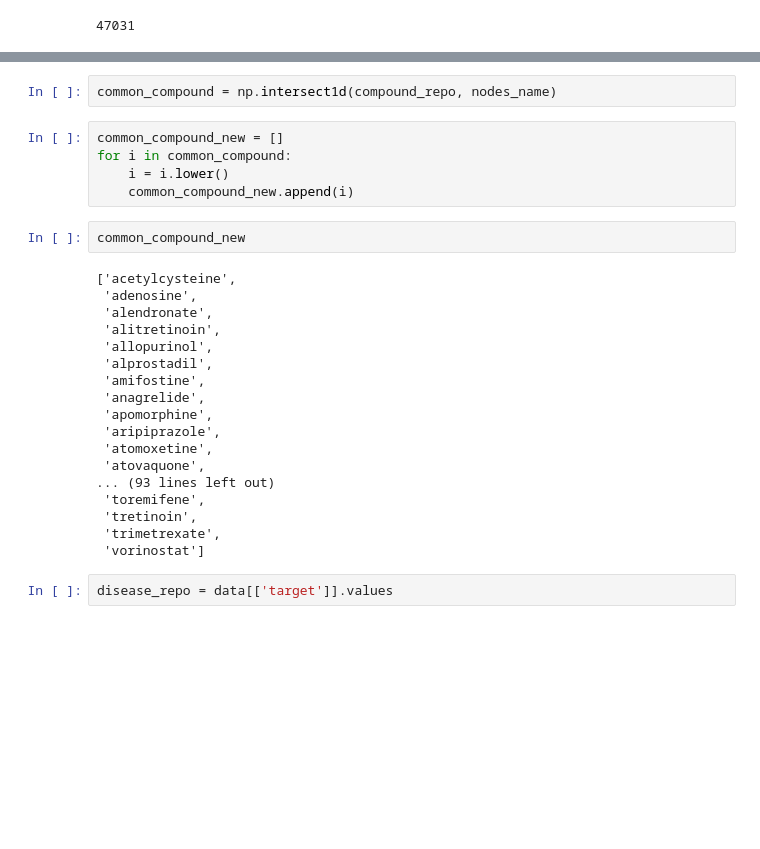
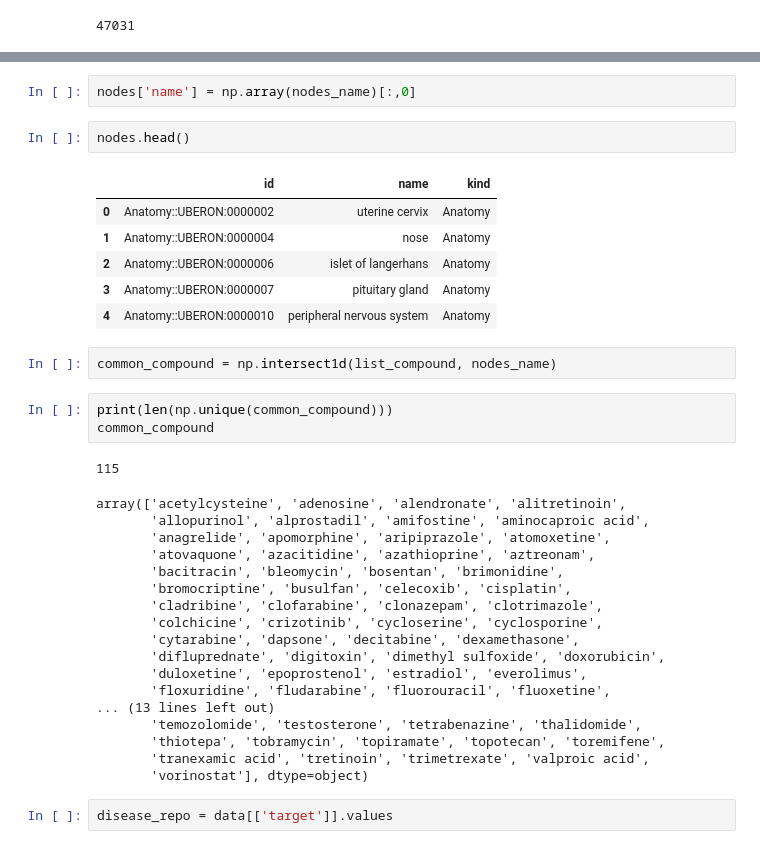
Before and after one commit to drugrelink/drugrelink, a Jupyter notebook: notebooks/RepurposeDB_data .ipynb, the cells around one changed output, grey strips where cells are left out. Cells and saved outputs as stored; diff of their text form; blank space fills up the shorter version.

```diff
--- a/notebooks/RepurposeDB_data .ipynb
+++ b/notebooks/RepurposeDB_data .ipynb
@@ -68,30 +82,38 @@ if 'bevacizumab' in nodes_name:
+# %%
+nodes['name'] = np.array(nodes_name)[:,0]
+# %%
+nodes.head()
+# %% [output]
+|  | id | name | kind |
+| 0 | Anatomy::UBERON:0000002 | uterine cervix | Anatomy |
+| 1 | Anatomy::UBERON:0000004 | nose | Anatomy |
+| 2 | Anatomy::UBERON:0000006 | islet of langerhans | Anatomy |
+| 3 | Anatomy::UBERON:0000007 | pituitary gland | Anatomy |
+| 4 | Anatomy::UBERON:0000010 | peripheral nervous system | Anatomy |
 # %%
-common_compound = np.intersect1d(compound_repo, nodes_name)
+common_compound = np.intersect1d(list_compound, nodes_name)
-# %%
-common_compound_new = []
-for i in common_compound:
-    i = i.lower()
-    common_compound_new.append(i)
-# %%
-common_compound_new
-# %% [output]
-['acetylcysteine',
- 'adenosine',
- 'alendronate',
- 'alitretinoin',
- 'allopurinol',
- 'alprostadil',
- 'amifostine',
- 'anagrelide',
- 'apomorphine',
- 'aripiprazole',
- 'atomoxetine',
- 'atovaquone',
-... (93 lines left out)
- 'toremifene',
- 'tretinoin',
- 'trimetrexate',
- 'vorinostat']
+# %%
+print(len(np.unique(common_compound)))
+common_compound
+# %% [output]
+115
+array(['acetylcysteine', 'adenosine', 'alendronate', 'alitretinoin',
+       'allopurinol', 'alprostadil', 'amifostine', 'aminocaproic acid',
+       'anagrelide', 'apomorphine', 'aripiprazole', 'atomoxetine',
+       'atovaquone', 'azacitidine', 'azathioprine', 'aztreonam',
+       'bacitracin', 'bleomycin', 'bosentan', 'brimonidine',
+       'bromocriptine', 'busulfan', 'celecoxib', 'cisplatin',
+       'cladribine', 'clofarabine', 'clonazepam', 'clotrimazole',
+       'colchicine', 'crizotinib', 'cycloserine', 'cyclosporine',
+       'cytarabine', 'dapsone', 'decitabine', 'dexamethasone',
+       'difluprednate', 'digitoxin', 'dimethyl sulfoxide', 'doxorubicin',
+       'duloxetine', 'epoprostenol', 'estradiol', 'everolimus',
+       'floxuridine', 'fludarabine', 'fluorouracil', 'fluoxetine',
+... (13 lines left out)
+       'temozolomide', 'testosterone', 'tetrabenazine', 'thalidomide',
+       'thiotepa', 'tobramycin', 'topiramate', 'topotecan', 'toremifene',
+       'tranexamic acid', 'tretinoin', 'trimetrexate', 'valproic acid',
+       'vorinostat'], dtype=object)
 # %%
 disease_repo = data[['target']].values
 # %%
```
Also changed, not shown: parts of 22 cells of this notebook, 5 other files.
